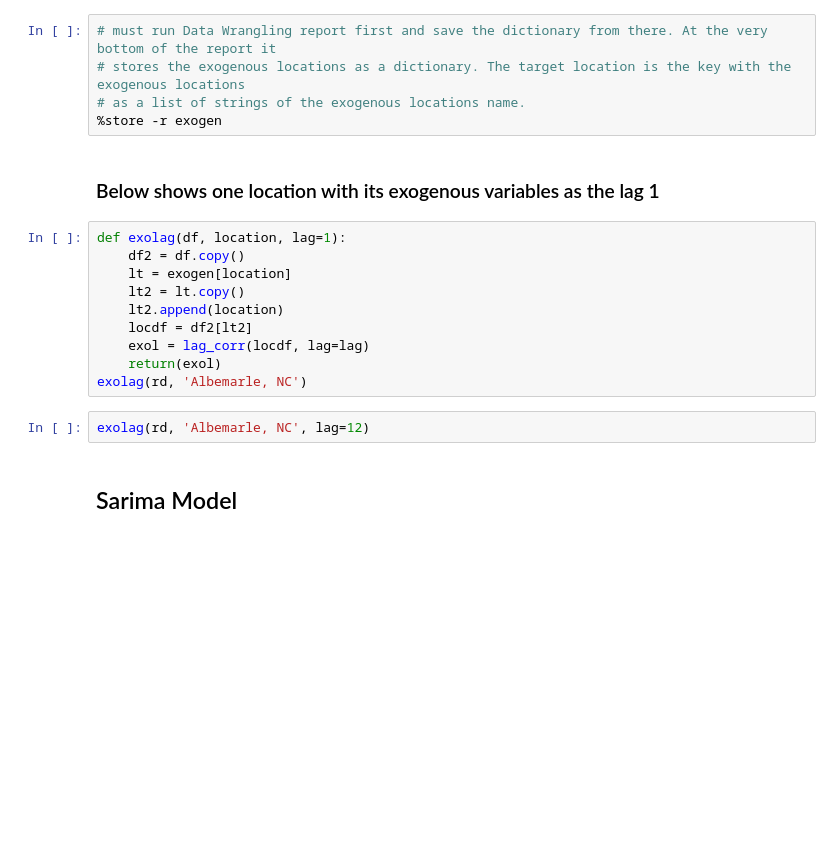
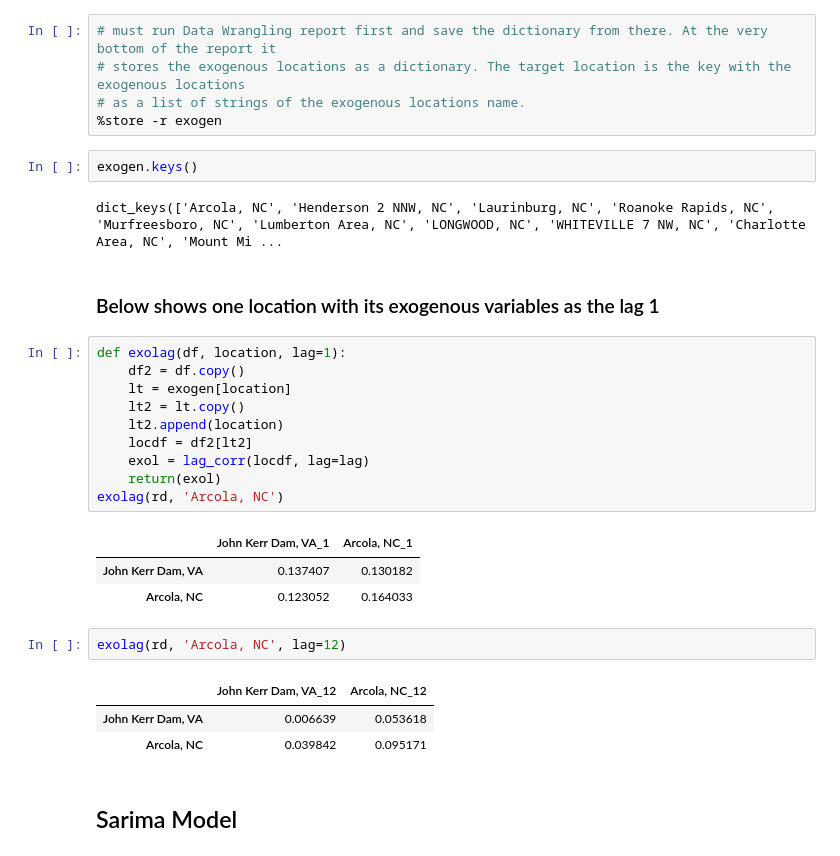
Before and after one commit to lilfetz22/NCRainfallPredictions_CAP1, a Jupyter notebook: reports/Data_Story.ipynb, the cells around one changed output. Cells and saved outputs as stored; diff of their text form; blank space fills up the shorter version.

```diff
--- a/reports/Data_Story.ipynb
+++ b/reports/Data_Story.ipynb
@@ -174,20 +275,32 @@ lag12ncrd.head()
 # stores the exogenous locations as a dictionary. The target location is the key with the exogenous locations
 # as a list of strings of the exogenous locations name.
 %store -r exogen
+# %%
+exogen.keys()
+# %% [output]
+dict_keys(['Arcola, NC', 'Henderson 2 NNW, NC', 'Laurinburg, NC', 'Roanoke Rapids, NC', 'Murfreesboro, NC', 'Lumberton Area, NC', 'LONGWOOD, NC', 'WHITEVILLE 7 NW, NC', 'Charlotte Area, NC', 'Mount Mi ...
 # %% [markdown]
 ### Below shows one location with its exogenous variables as the lag 1
 # %%
 def exolag(df, location, lag=1):
     df2 = df.copy()
     lt = exogen[location]
     lt2 = lt.copy()
     lt2.append(location)
     locdf = df2[lt2]
     exol = lag_corr(locdf, lag=lag)
     return(exol)
-exolag(rd, 'Albemarle, NC')
+exolag(rd, 'Arcola, NC')
+# %% [output]
+|  | John Kerr Dam, VA_1 | Arcola, NC_1 |
+| John Kerr Dam, VA | 0.137407 | 0.130182 |
+| Arcola, NC | 0.123052 | 0.164033 |
 # %%
-exolag(rd, 'Albemarle, NC', lag=12)
+exolag(rd, 'Arcola, NC', lag=12)
+# %% [output]
+|  | John Kerr Dam, VA_12 | Arcola, NC_12 |
+| John Kerr Dam, VA | 0.006639 | 0.053618 |
+| Arcola, NC | 0.039842 | 0.095171 |
 # %% [markdown]
 ## Sarima Model
 # %% [markdown]
```
Also changed, not shown: parts of 29 cells of this notebook, 5 other files.
